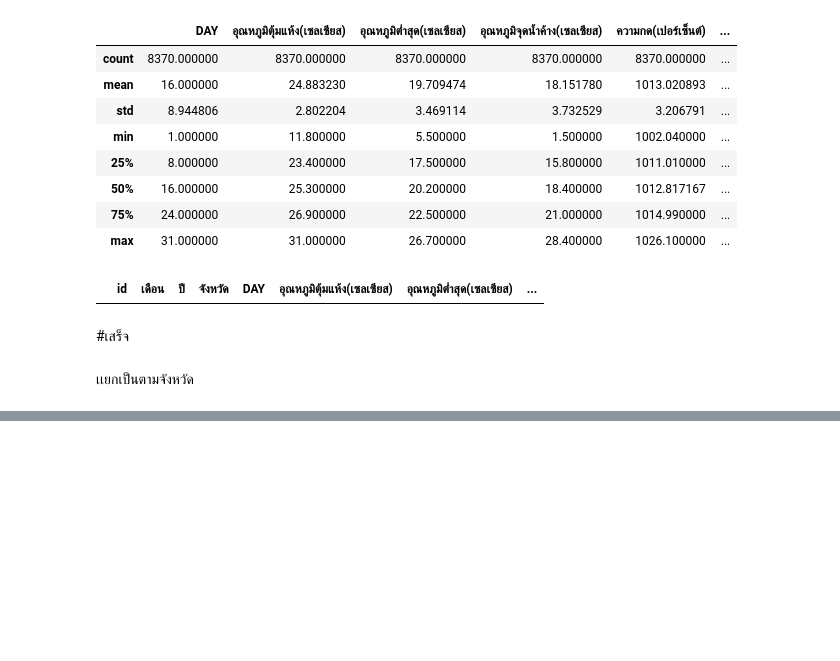
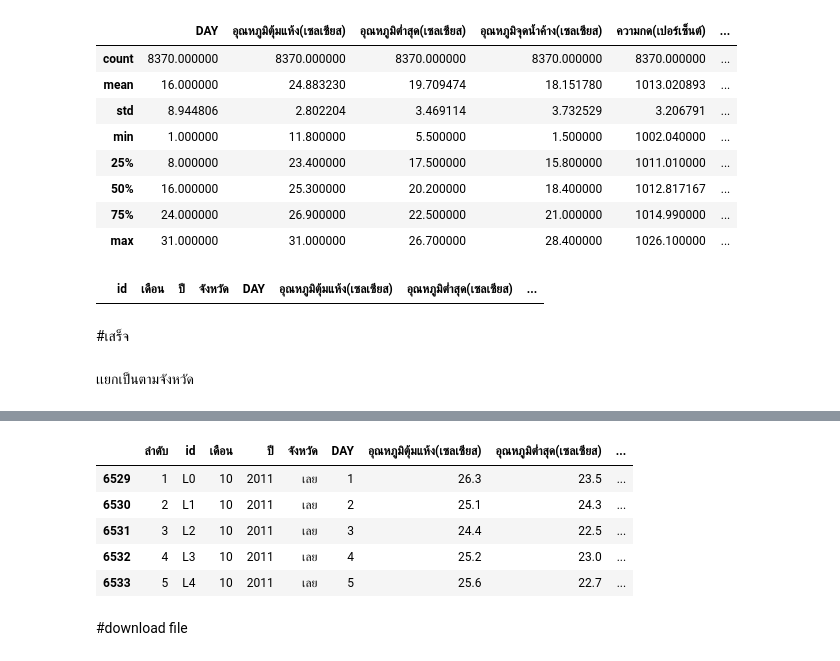
Before and after one commit to Tawanss/BSC_DPDM2023, a Jupyter notebook: midterm_bscdpdm23.ipynb, the cells around one changed output, grey strips where cells are left out. Drawn from its saved outputs; the diff is of its cells as text; code cells hidden in the pictures; blank space fills up the shorter version.

```diff
--- a/midterm_bscdpdm23.ipynb
+++ b/midterm_bscdpdm23.ipynb
@@ -975,0 +987,21 @@ TypeError: 'Styler' object is not subscriptable
+# %%
+v=[]
+j=[]
+k=[]
+m=[]
+for i in range(len(data_NP['ลำดับ'])):
+    x = i+1
+    v.append(x)
+for i in range(len(data_SK['ลำดับ'])):
+    x = i+1
+    j.append(x)
+for i in range(len(data_NK['ลำดับ'])):
+    x = i+1
+    k.append(x)
+for i in range(len(data_L['ลำดับ'])):
+    x = i+1
+    m.append(x)
+data_NP['ลำดับ'] = v
+data_SK['ลำดับ']=j
+data_NK['ลำดับ']=k
+data_L['ลำดับ']=m
@@ -975,0 +1029,11 @@ TypeError: 'Styler' object is not subscriptable
+# %%
+data_L.head()
+# %% [output]
+|  | ลำดับ | id | เดือน | ปี | จังหวัด | DAY | อุณหภูมิตุ้มแห้ง(เซลเซียส) | อุณหภูมิต่ำสุด(เซลเซียส) | ... |
+| 6529 | 1 | L0 | 10 | 2011 | เลย | 1 | 26.3 | 23.5 | ... |
+| 6530 | 2 | L1 | 10 | 2011 | เลย | 2 | 25.1 | 24.3 | ... |
+| 6531 | 3 | L2 | 10 | 2011 | เลย | 3 | 24.4 | 22.5 | ... |
+| 6532 | 4 | L3 | 10 | 2011 | เลย | 4 | 25.2 | 23.0 | ... |
+| 6533 | 5 | L4 | 10 | 2011 | เลย | 5 | 25.6 | 22.7 | ... |
+# %% [markdown]
+#download file
```
Also changed, not shown: parts of 7 cells of this notebook.
